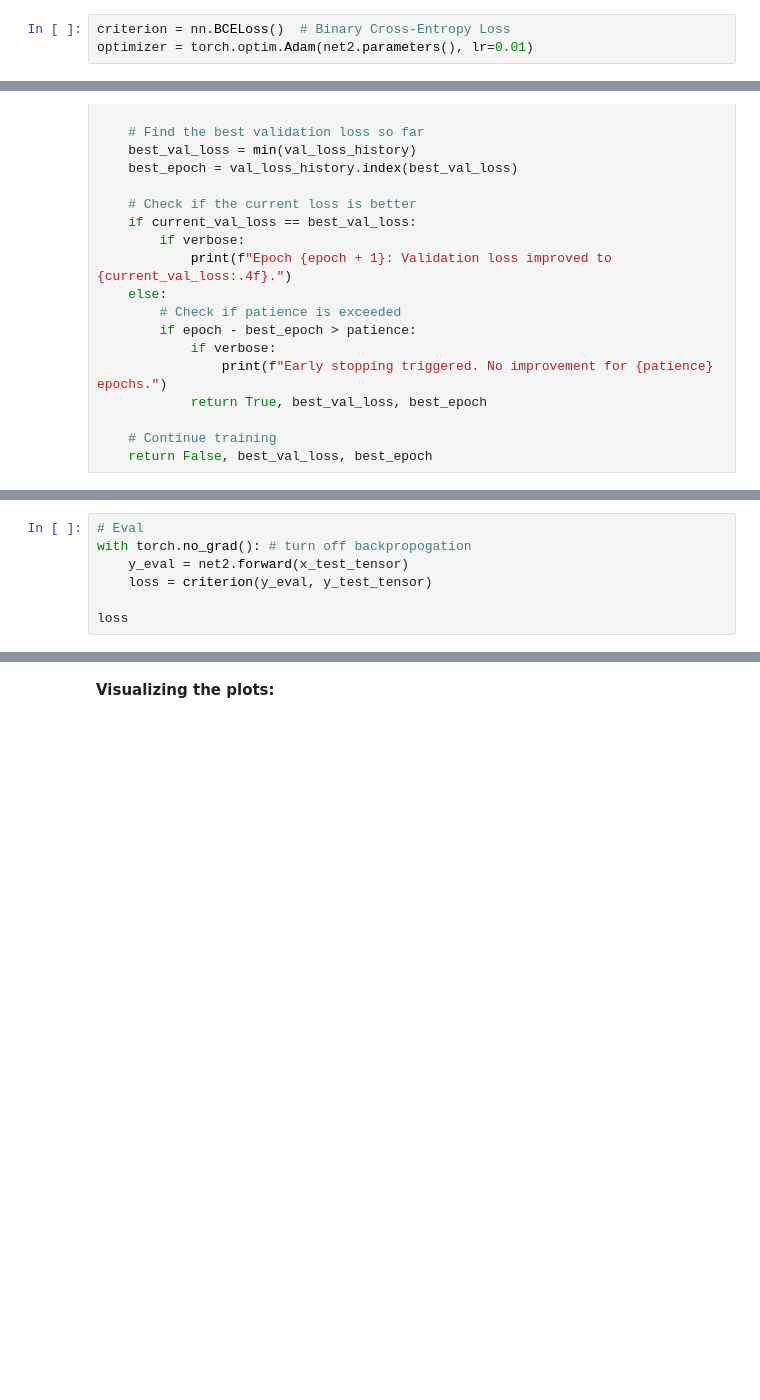
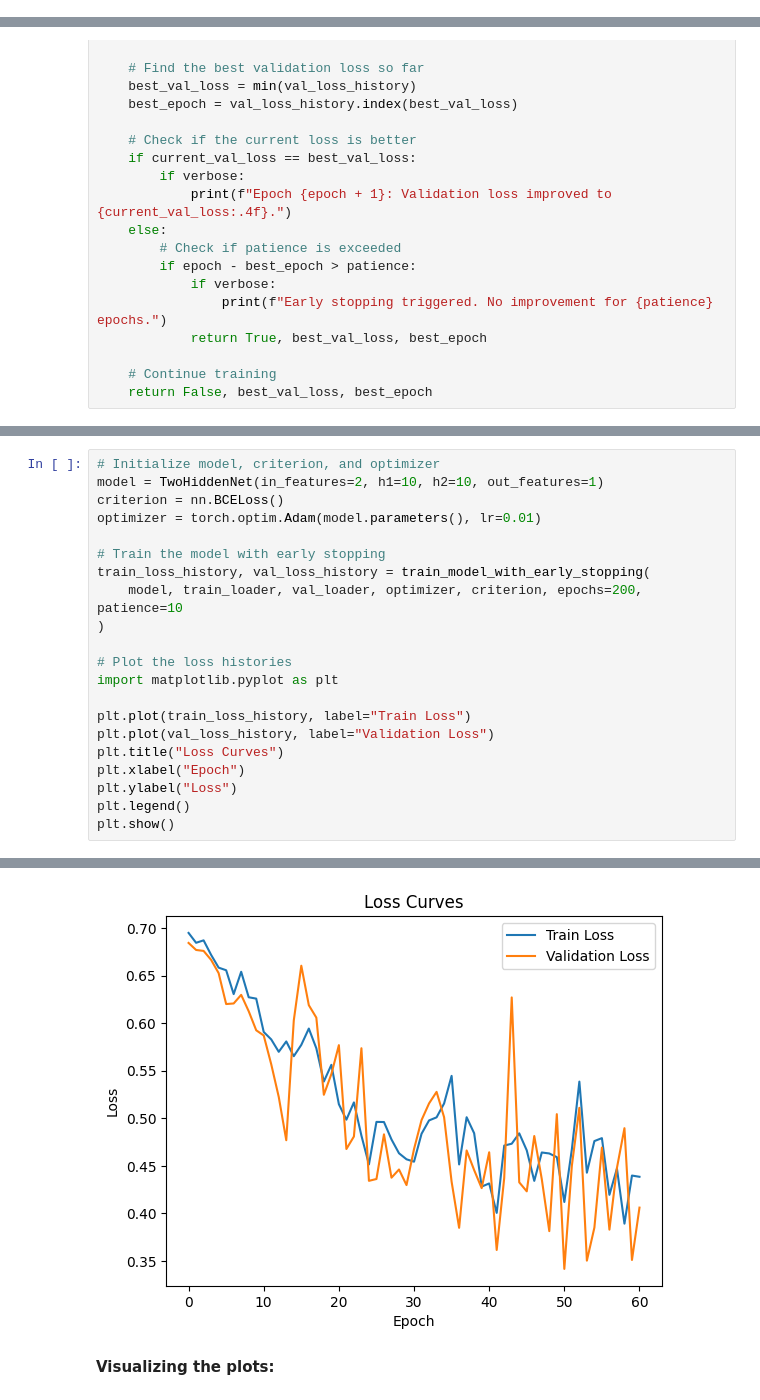
Before and after one commit to arbelkatzir/TAU, a Jupyter notebook: DL/HW1/EX_1_Intro_to_DL.ipynb, the cells around one changed output, grey strips where cells are left out. Saved outputs shown, nothing was run; the diff lists cells and outputs as text; blank space fills up the shorter version.

Commit message:
train func - new

```diff
--- a/DL/HW1/EX_1_Intro_to_DL.ipynb
+++ b/DL/HW1/EX_1_Intro_to_DL.ipynb
@@ -418,6 +407,3 @@ net2
-# %%
-criterion = nn.BCELoss()  # Binary Cross-Entropy Loss
-optimizer = torch.optim.Adam(net2.parameters(), lr=0.01)
 # %% [markdown]
 **Training and validation:**
 # %%
@@ -499,7 +432,0 @@ plt.show()
-# %%
-# Eval
-with torch.no_grad(): # turn off backpropogation
-    y_eval = net2.forward(x_test_tensor)
-    loss = criterion(y_eval, y_test_tensor)
-
-loss
@@ -507,0 +523,22 @@ tensor(0.3798)
+# %%
+# Initialize model, criterion, and optimizer
+model = TwoHiddenNet(in_features=2, h1=10, h2=10, out_features=1)
+criterion = nn.BCELoss()
+optimizer = torch.optim.Adam(model.parameters(), lr=0.01)
+
+# Train the model with early stopping
+train_loss_history, val_loss_history = train_model_with_early_stopping(
+    model, train_loader, val_loader, optimizer, criterion, epochs=200, patience=10
+)
+
+# Plot the loss histories
+import matplotlib.pyplot as plt
+
+plt.plot(train_loss_history, label="Train Loss")
+plt.plot(val_loss_history, label="Validation Loss")
+plt.title("Loss Curves")
+plt.xlabel("Epoch")
+plt.ylabel("Loss")
+plt.legend()
+plt.show()
+# %% [output]
@@ -508,3 +562,4 @@ tensor(0.3798)
+[figure, added]
 # %% [markdown]
 **Visualizing the plots:**
 # %% [markdown]
```
Also changed, not shown: parts of 7 cells of this notebook.
